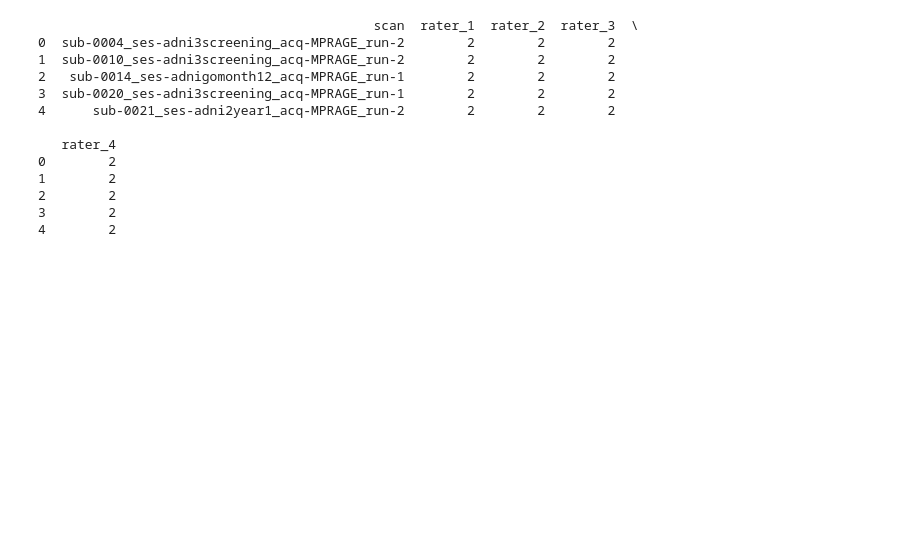
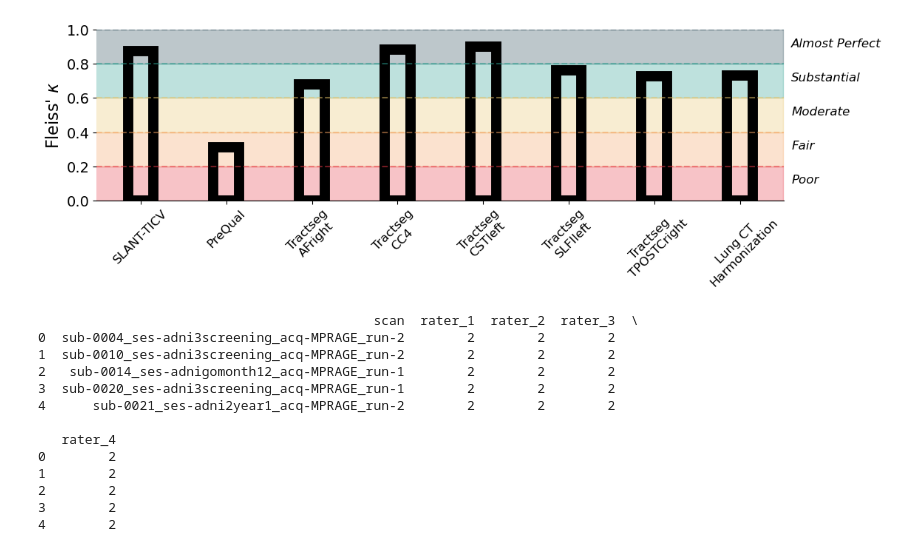
Before and after one commit to MASILab/ADSP_AutoQA, a Jupyter notebook: CODE/scripts/comparison_scripts/InterRaterVariablity/compare_variability.ipynb, the cells around one changed output. Saved outputs shown, nothing was run; the diff lists cells and outputs as text; code cells hidden in the pictures; blank space fills up the shorter version.

Commit message:
added Lung CT harmonization experiment

```diff
--- a/CODE/scripts/comparison_scripts/InterRaterVariablity/compare_variability.ipynb
+++ b/CODE/scripts/comparison_scripts/InterRaterVariablity/compare_variability.ipynb
@@ -121,11 +121,12 @@ cmap = ListedColormap(['#8B0000', '#FFDB58', '#A9DDFD'])
 
 root = Path("/fs5/p_masi/kimm58/InterRaterVariability/")
 
-pipelines = ["SLANT-TICVv1.2", "PreQual", "T1w", "TractsegAFright", "TractsegCC4", "TractsegCSTleft", "TractsegSLFIleft", "TractsegTPOSTCright"]
+pipelines = ["SLANT-TICVv1.2", "PreQual", "T1w", "TractsegAFright", "TractsegCC4", "TractsegCSTleft", "TractsegSLFIleft", "TractsegTPOSTCright", "LungHallucination"]
 raters = ['rater_1', 'rater_2', 'rater_3', 'rater_4']
 all_classes = ['yes', 'maybe', 'no']
 
 pipeline_dfs = {}
+kappa_dict = {}
 
 for pipeline in tqdm(pipelines):
     #pipeline_df = pd.DataFrame()
@@ -160,6 +161,7 @@ for pipeline in tqdm(pipelines):
     #compute the flieiss kappa
     fleiss_kappa = compute_fleiss_kappa(pipeline_df)
     print(f"Fleiss Kappa for {pipeline}: {fleiss_kappa}")
+    kappa_dict[pipeline] = fleiss_kappa
 
     #set the values to the categories
     category_map = {cat: i for i, cat in enumerate(categories)}
@@ -184,0 +190,84 @@ Fleiss Kappa for TractsegTPOSTCright: 0.7280176904512606
+# %%
+print(kappa_dict)
+
+def create_summary_bar_plot(kappa_dict):
+
+    kappa_dict = {k: v for k, v in kappa_dict.items() if k != "T1w"}
+    #change to remove the v1.2 from the pipeline names if they exist
+    kappa_dict = {k.replace("v1.2", ""): v for k, v in kappa_dict.items()}
+    #add a \n to the pipeline names after TractSeg
+    kappa_dict = {k.replace("Tractseg", "Tractseg\n"): v for k, v in kappa_dict.items()}
+    #change the name if the pipeline is LungHallucination to Lung
+    kappa_dict = {k.replace("LungHallucination", "Lung CT\nHarmonization"): v for k, v in kappa_dict.items()}
+
+    f, ax = plt.subplots(1,1, figsize=(12,3))
+
+    #     #add horizontal lines at 0.21, 0.41, 0.61, 0.8
+    # # Fair (#F4A261) → Orange (indicating lower agreement but not poor)
+    # # Moderate (#E9C46A) → Yellow-Gold (indicating a middle-ground level)
+    # # Substantial (#2A9D8F) → Teal (indicating strong agreement)
+    # # Almost Perfect (#264653) → Dark Blue-Gray (indicating near perfection)
+    # ax.axhline(0.2, color='#F4A261', linestyle='--', label='Fair')
+    # ax.axhline(0.4, color='#E9C46A', linestyle='--', label='Moderate')
+    # ax.axhline(0.6, color='#2A9D8F', linestyle='--', label='Substantial')
+    # ax.axhline(0.8, color='#264653', linestyle='--', label='Almost Perfect')
+
+    color_regions = [
+        (0.8, 1.0, '#264653', 'Almost Perfect'),  # Dark Blue-Gray
+        (0.6, 0.8, '#2A9D8F', 'Substantial'),     # Teal
+        (0.4, 0.6, '#E9C46A', 'Moderate'),        # Yellow-Gold
+        (0.2, 0.4, '#F4A261', 'Fair'),            # Orange
+        (0, 0.2, '#E63946', 'Poor')               # Red
+    ]
+
+    # Fill regions with transparency (alpha)
+    for lower, upper, color, label in color_regions:
+        ax.fill_between(
+            x=[-2, len(kappa_dict)-0.5],  # Covers the entire x-axis range
+            y1=lower, y2=upper,
+            color=color, alpha=0.3, label=label
+        )
+
+    # Plot threshold lines
+    for _, upper, color, label in color_regions:
+        ax.axhline(upper, color=color, linestyle='--', alpha=0.5)
+
+    # write the labels to the right of the plot
+    ypos = (color_regions[-1][1] + color_regions[-1][0]) / 2 + 0.8
+    for i, (min, max, _, label) in enumerate(color_regions):
+        ax.text(7.6, ypos, f'{label}', fontstyle='italic', fontsize=12)
+        ypos -= 0.2
+
+    #for each entry, have a bar plot
+    ax.bar(kappa_dict.keys(), kappa_dict.values(), color='black', width=0.3, fill=False, linewidth=10)
+
+    #range from 0 to 1
+    ax.set_ylim(0,1)
+
+    #remove top and right spines
+    ax.spines['top'].set_visible(False)
+    ax.spines['right'].set_visible(False)
+    ax.spines['left'].set_visible(False)
+
+    #yaxis label
+    ax.set_ylabel(r"Fleiss' $\kappa$")
+
+    #tilt the x-axis label ticks and make them larger
+    plt.xticks(rotation=45)
+    plt.tick_params(axis='x', labelsize=12)
+
+    #make the yaxis ticks larger
+    ax.tick_params(axis='y', labelsize=14)
+    #create yaxis label to be larger
+    ax.set_ylabel(r"Fleiss' $\kappa$", fontsize=16)
+
+    #f.suptitle("Aggreement Between Raters", fontsize=18)
+
+
+
+
+
+
+#create a bar plot
+create_summary_bar_plot(kappa_dict)
+# %% [output]
@@ -185,3 +275,4 @@ Fleiss Kappa for TractsegTPOSTCright: 0.7280176904512606
+[figure, added]
 # %%
 
 
```
Also changed, not shown: parts of 3 cells of this notebook.
